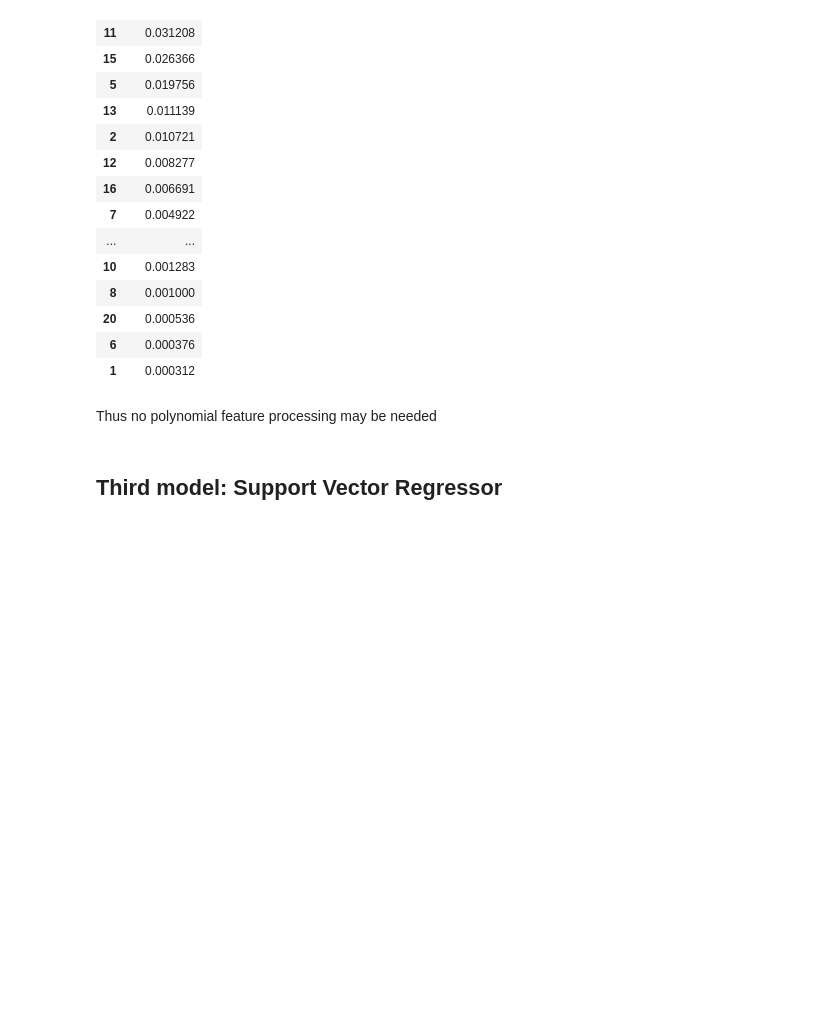
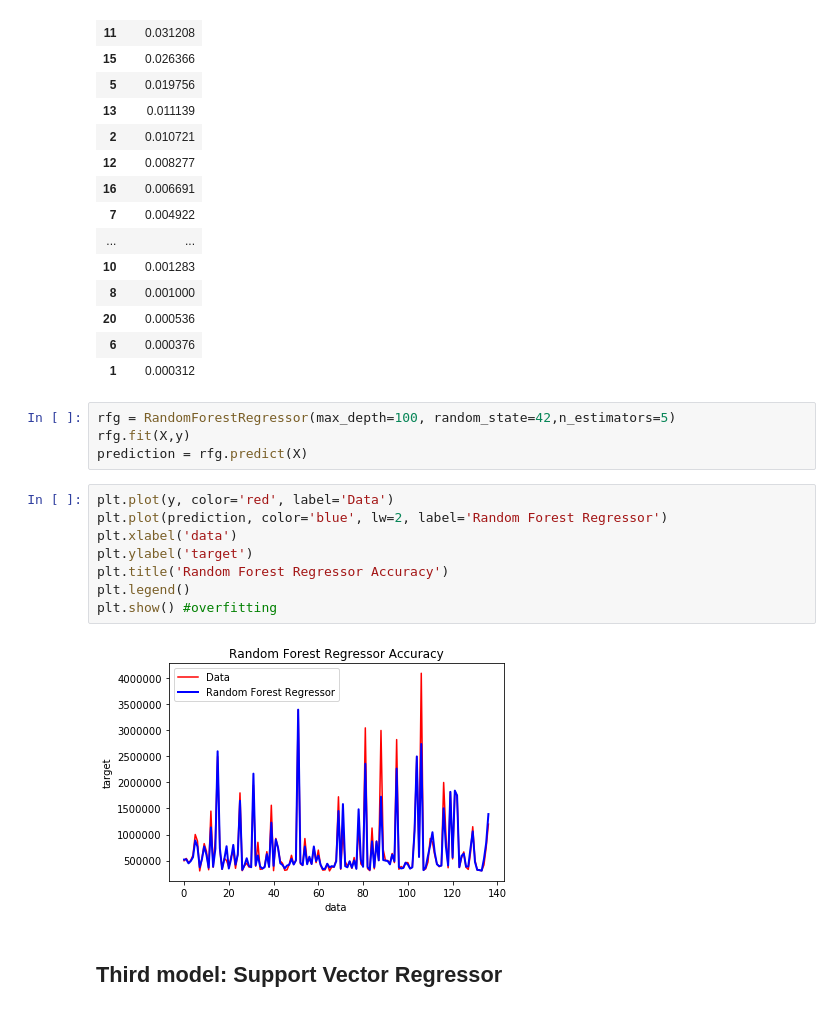
Before and after one commit to minhchan11/GA-Capstone-RealEstate, a Jupyter notebook: notebooks/Part 2_Deep Experimentation and Conclusion.ipynb, the cells around one changed output. Drawn from its saved outputs; the diff is of its cells as text; blank space fills up the shorter version.

```diff
--- a/notebooks/Part 2_Deep Experimentation and Conclusion.ipynb
+++ b/notebooks/Part 2_Deep Experimentation and Conclusion.ipynb
@@ -618,8 +618,20 @@ pd.DataFrame({'importance':rfg.feature_importances_}).sort_values('importance',a
 | 20 | 0.000536 |
 | 6 | 0.000376 |
 | 1 | 0.000312 |
-# %% [markdown]
-Thus no polynomial feature processing may be needed
+# %%
+rfg = RandomForestRegressor(max_depth=100, random_state=42,n_estimators=5)
+rfg.fit(X,y)
+prediction = rfg.predict(X)
+# %%
+plt.plot(y, color='red', label='Data')
+plt.plot(prediction, color='blue', lw=2, label='Random Forest Regressor')
+plt.xlabel('data')
+plt.ylabel('target')
+plt.title('Random Forest Regressor Accuracy')
+plt.legend()
+plt.show() #overfitting
+# %% [output]
+[figure, added]
 # %% [markdown]
 ## Third model: Support Vector Regressor
 # %%
```
Also changed, not shown: parts of 3 cells of this notebook, 4 other files.
